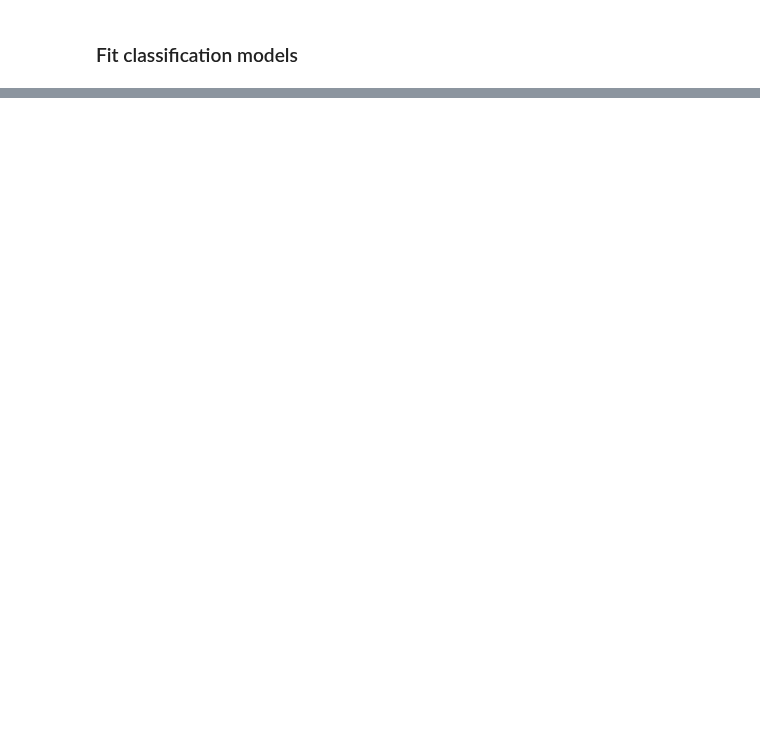
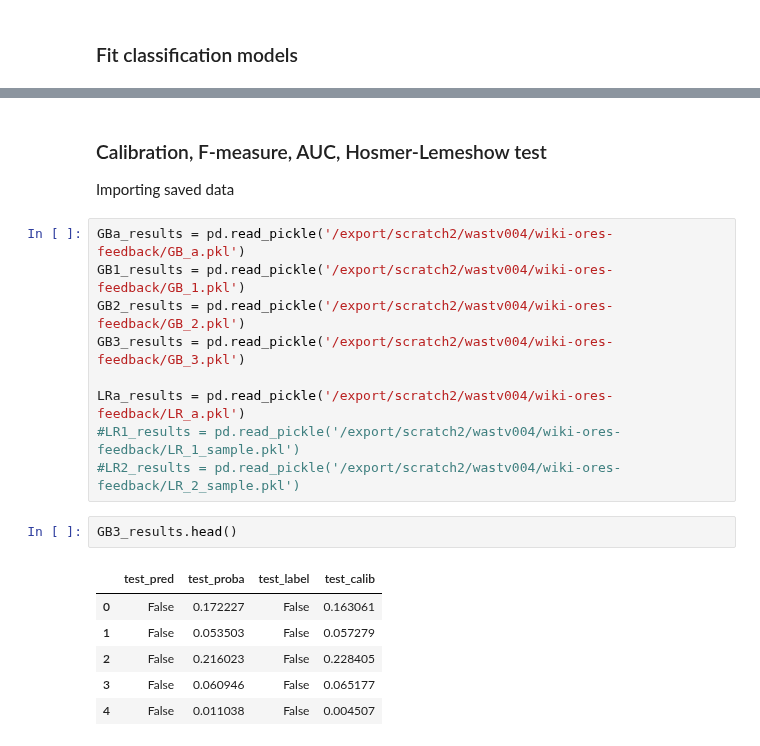
Before and after one commit to levon003/wiki-ores-feedback, a Jupyter notebook: notebook/audit/RevertClassification-Demo_SHW.ipynb, the cells around one changed output, grey strips where cells are left out. Drawn from its saved outputs; the diff is of its cells as text; blank space fills up the shorter version.

```diff
--- a/notebook/audit/RevertClassification-Demo_SHW.ipynb
+++ b/notebook/audit/RevertClassification-Demo_SHW.ipynb
@@ -344,0 +432,21 @@ x1            -0.1833      0.004    -51.780      0.000      -0.190      -0.176
+# %% [markdown]
+### Calibration, F-measure, AUC, Hosmer-Lemeshow test
+Importing saved data
+# %%
+GBa_results = pd.read_pickle('/export/scratch2/wastv004/wiki-ores-feedback/GB_a.pkl')
+GB1_results = pd.read_pickle('/export/scratch2/wastv004/wiki-ores-feedback/GB_1.pkl')
+GB2_results = pd.read_pickle('/export/scratch2/wastv004/wiki-ores-feedback/GB_2.pkl')
+GB3_results = pd.read_pickle('/export/scratch2/wastv004/wiki-ores-feedback/GB_3.pkl')
+
+LRa_results = pd.read_pickle('/export/scratch2/wastv004/wiki-ores-feedback/LR_a.pkl')
+#LR1_results = pd.read_pickle('/export/scratch2/wastv004/wiki-ores-feedback/LR_1_sample.pkl')
+#LR2_results = pd.read_pickle('/export/scratch2/wastv004/wiki-ores-feedback/LR_2_sample.pkl')
+# %%
+GB3_results.head()
+# %% [output]
+|  | test_pred | test_proba | test_label | test_calib |
+| 0 | False | 0.172227 | False | 0.163061 |
+| 1 | False | 0.053503 | False | 0.057279 |
+| 2 | False | 0.216023 | False | 0.228405 |
+| 3 | False | 0.060946 | False | 0.065177 |
+| 4 | False | 0.011038 | False | 0.004507 |
```
Also changed, not shown: parts of 27 cells of this notebook.
